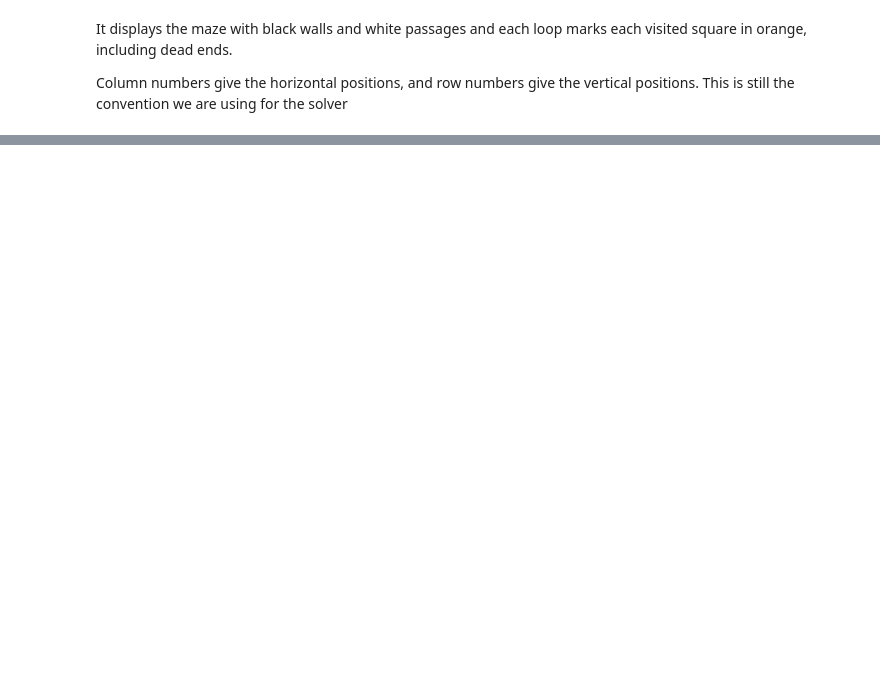
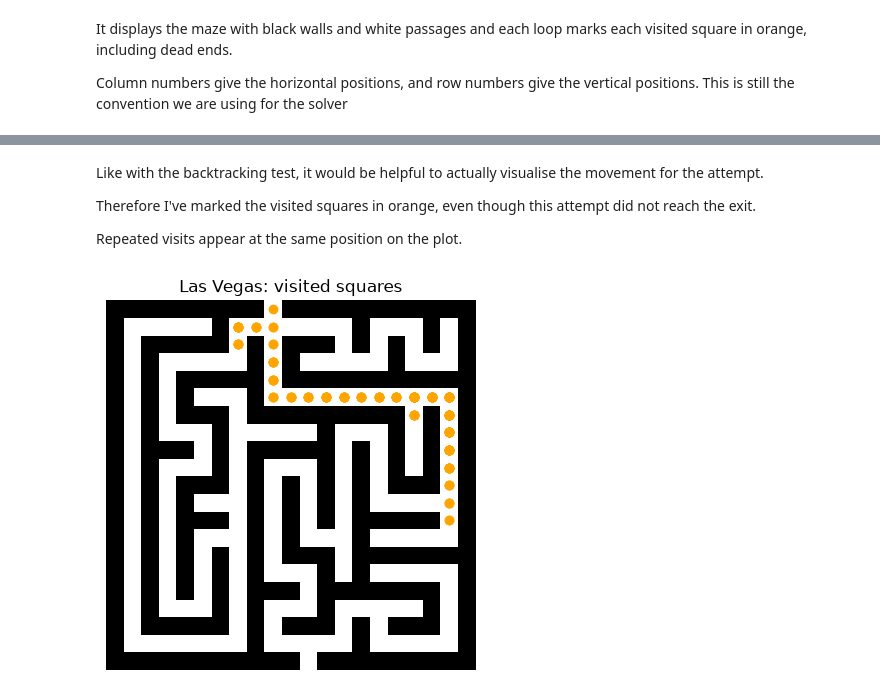
Before and after one commit to janadatatech/dsa2-coursework, a Jupyter notebook: Q1_maze.ipynb, the cells around one changed output, grey strips where cells are left out. Saved outputs shown, nothing was run; the diff lists cells and outputs as text; code cells hidden in the pictures; blank space fills up the shorter version.

```diff
--- a/Q1_maze.ipynb
+++ b/Q1_maze.ipynb
@@ -387,0 +430,27 @@ Column numbers give the horizontal positions, and row numbers give the vertical
+# %%
+import random
+
+def solve_las_vegas(maze, entrance, exit_position):
+    position = entrance
+    visited = [entrance]
+    steps = 0
+
+    while steps < 200:
+        if position == exit_position:
+            return True, visited, steps
+
+        row, column = position
+        possible_moves = []
+        for row_change, column_change in directions:
+            next_position = (row + row_change, column + column_change)
+
+            if is_valid_position(maze, next_position[0], next_position[1]):
+                possible_moves.append(next_position)
+
+        if possible_moves == []:
+            return False, visited, steps
+        position = random.choice(possible_moves)
+        visited.append(position)
+        steps += 1
+
+    return position == exit_position, visited, steps
@@ -387,0 +477,16 @@ Column numbers give the horizontal positions, and row numbers give the vertical
+# %% [markdown]
+Like with the backtracking test, it would be helpful to actually visualise the movement for the attempt.
+
+Therefore I've marked the visited squares in orange, even though this attempt did not reach the exit.
+
+Repeated visits appear at the same position on the plot.
+# %%
+plt.imshow(maze, cmap="gray_r", vmin=0, vmax=1)
+
+for row, column in lv_visited:
+    plt.scatter(column, row, color="orange")
+plt.title("Las Vegas: visited squares")
+plt.axis("off")
+plt.show()
+# %% [output]
+[figure, added]
```
Also changed, not shown: parts of 6 cells of this notebook.
